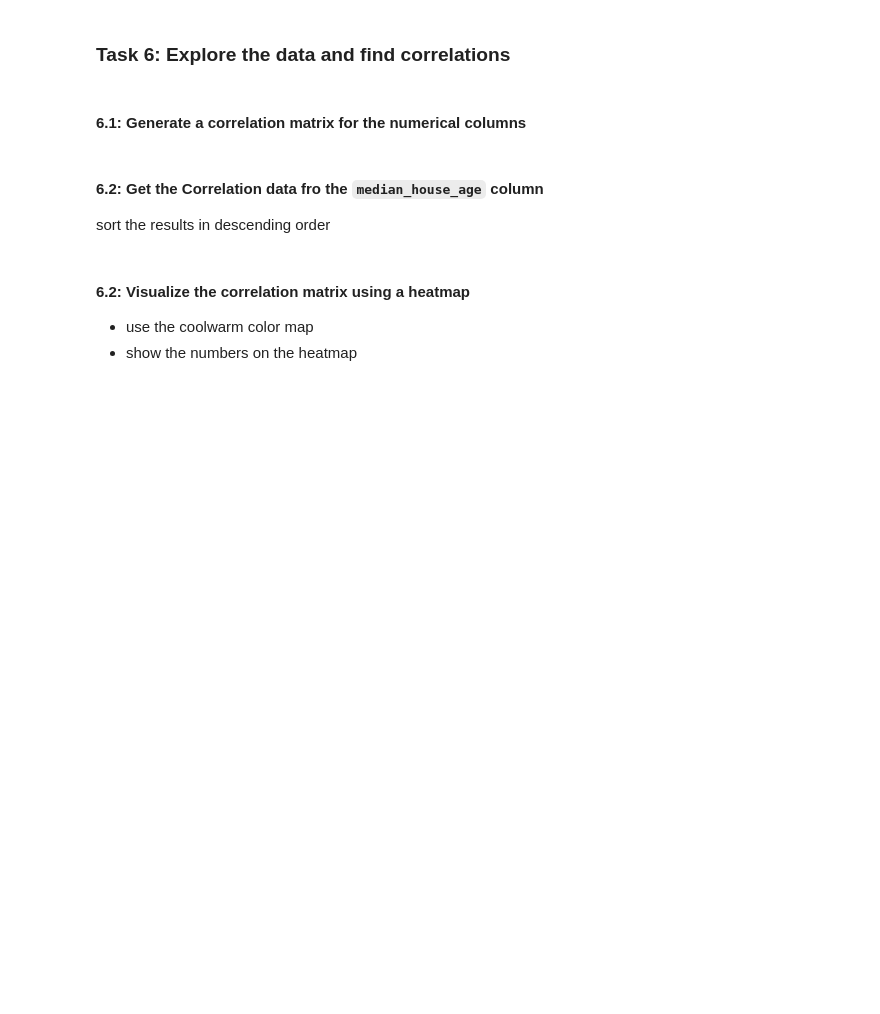
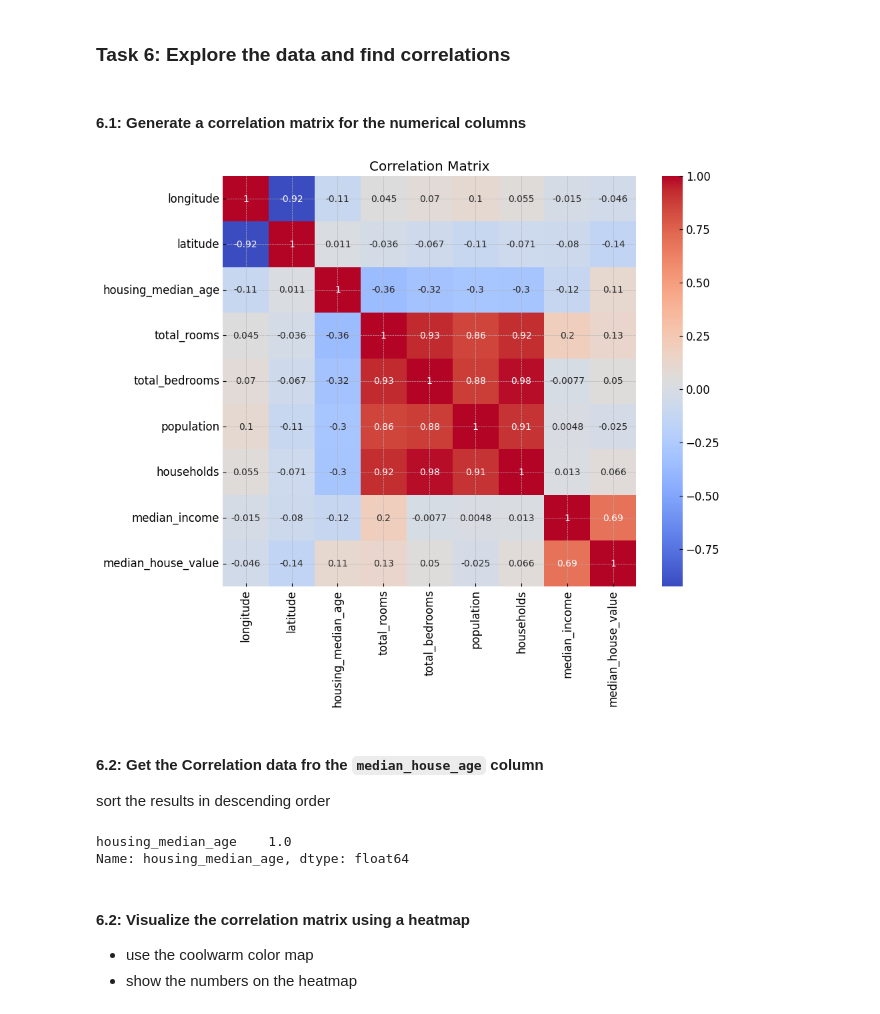
Before and after one commit to IT4063-Spring2025/eda-assignment-BeccaCordray, a Jupyter notebook: notebook.ipynb, the cells around one changed output. Cells and saved outputs as stored; diff of their text form; code cells hidden in the pictures; blank space fills up the shorter version.

```diff
--- a/notebook.ipynb
+++ b/notebook.ipynb
@@ -269,8 +266,25 @@ ValueError: Mime type rendering requires nbformat>=4.2.0 but it is not installed
+# %%
+# 💻 Get the correlation matrix of the housing data
+import seaborn as sns
+corr_matrix = housing_data.corr()
+plt.figure(figsize=(10, 8))
+sns.heatmap(corr_matrix, annot=True, cmap='coolwarm')
+plt.title('Correlation Matrix')
+plt.show()
+# %% [output]
+[figure, added]
 # %% [markdown]
 #### 6.2: Get the Correlation data fro the `median_house_age` column
 sort the results in descending order
 # %%
-# 💻 Get the correlation data for just the median_house_age
+# 💻 Get the correlation data for just the housing_median_age
+df = pd.DataFrame(housing_data['housing_median_age'])
+corr_matrix = df.corr()
+housing_median_age_corr = corr_matrix['housing_median_age']
+print(housing_median_age_corr)
+# %% [output]
+housing_median_age    1.0
+Name: housing_median_age, dtype: float64
 # %% [markdown]
 #### 6.2: Visualize the correlation matrix using a heatmap
 - use the coolwarm color map
```
Also changed, not shown: parts of 8 cells of this notebook.
